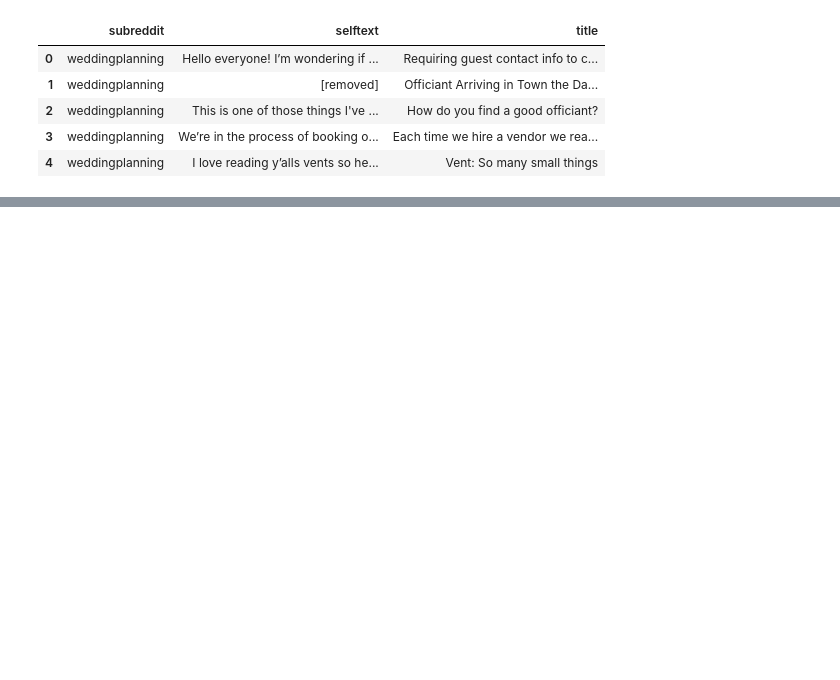
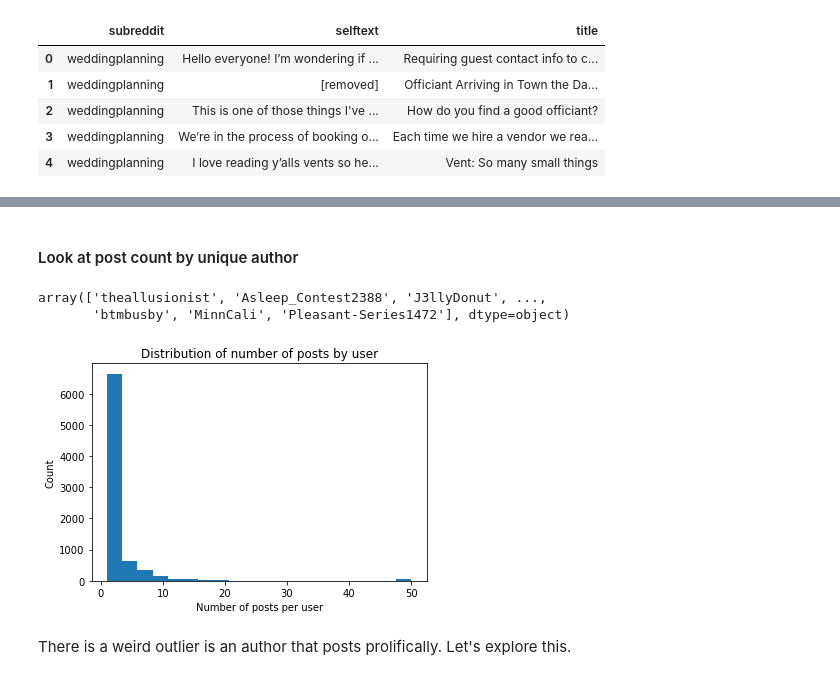
Before and after one commit to vmorenocosta/NLP-Classification-Reddit-API, a Jupyter notebook: code/01_Data_Collection.ipynb, the cells around one changed output, grey strips where cells are left out. Cells and saved outputs as stored; diff of their text form; code cells hidden in the pictures; blank space fills up the shorter version.

```diff
--- a/code/01_Data_Collection.ipynb
+++ b/code/01_Data_Collection.ipynb
@@ -77,6 +86,4 @@ def collect_posts(subreddit):
 # %%
 # Import data frames already pulled from API
 
-df_wedding = pd.read_csv('../datasets/wedding.csv')
-
-df_divorce = pd.read_csv('../datasets/divorce.csv')
+df = pd.read_csv('../datasets/combined.csv')
@@ -163,0 +172,2 @@ memory usage: 1.7+ MB
+# %%
+df.drop(columns=['Unnamed: 0','Unnamed: 0.1'],inplace=True)
@@ -163,0 +184,18 @@ memory usage: 1.7+ MB
+# %% [markdown]
+#### Look at post count by unique author
+# %%
+df['author'].unique()
+# %% [output]
+array(['theallusionist', 'Asleep_Contest2388', 'J3llyDonut', ...,
+       'btmbusby', 'MinnCali', 'Pleasant-Series1472'], dtype=object)
+# %%
+df['num_posts'] = [df[df['author'] == user].shape[0] for user in df['author']]
+# %%
+plt.hist(df['num_posts'],bins=20)
+plt.title('Distribution of number of posts by user')
+plt.xlabel('Number of posts per user')
+plt.ylabel('Count');
+# %% [output]
+[figure, added]
+# %% [markdown]
+There is a weird outlier is an author that posts prolifically. Let's explore this.
```
Also changed, not shown: parts of 70 cells of this notebook, 3 other files.
